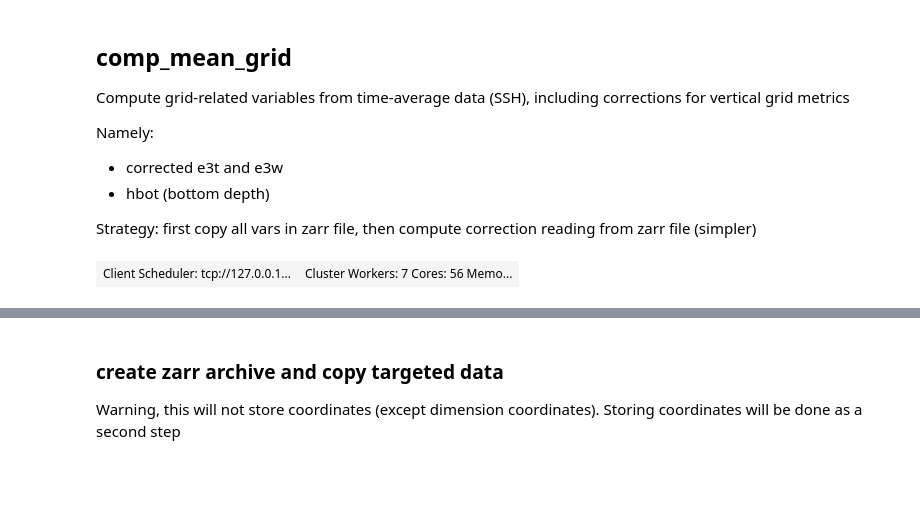
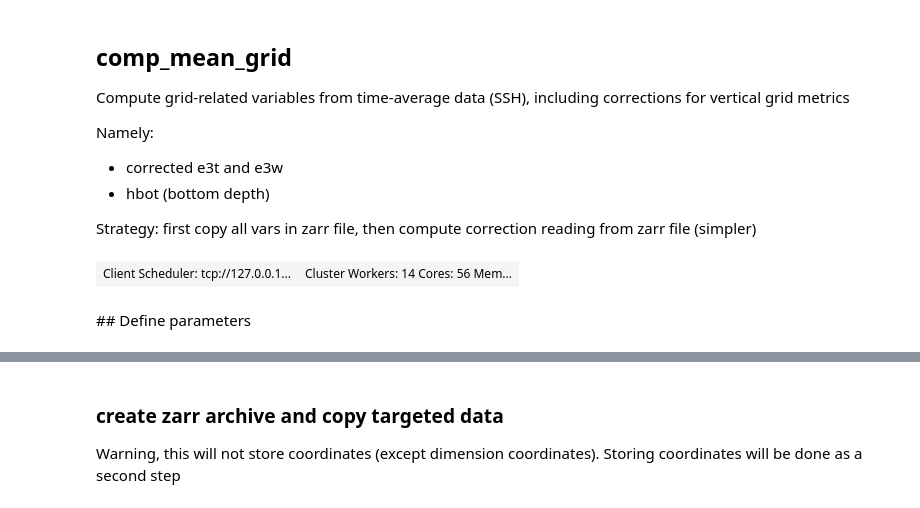
Before and after one commit to NoeLahaye/ITideNATL, a Jupyter notebook: processing/pre_proj/comp_mean_grid.ipynb, the cells around one changed output, grey strips where cells are left out. Cells and saved outputs as stored; diff of their text form; code cells hidden in the pictures; blank space fills up the shorter version.

```diff
--- a/processing/pre_proj/comp_mean_grid.ipynb
+++ b/processing/pre_proj/comp_mean_grid.ipynb
@@ -20,10 +20,13 @@ from xorca.lib import load_xorca_dataset
 import itidenatl.gridop as gop
 import itidenatl.utils as ut
 # %%
+scratch = Path(os.getenv("SCRATCHDIR"))
 from dask.distributed import Client, LocalCluster, wait
-cluster = LocalCluster(threads_per_worker=8) #n_workers=24, threads_per_worker=1, memory_limit=8e6,silence_logs=50
+cluster = LocalCluster(n_workers=14, local_directory=scratch) #n_workers=24, threads_per_worker=1, memory_limit=8e6,silence_logs=50
 client = Client(cluster)
 client
 # %% [output]
-| Client Scheduler: tcp://127.0.0.1... | Cluster Workers: 7 Cores: 56 Memo... |
+| Client Scheduler: tcp://127.0.0.1... | Cluster Workers: 14 Cores: 56 Mem... |
+# %% [markdown]
+## Define parameters
 # %%
```
Also changed, not shown: parts of 8 cells of this notebook, 5 other files.
